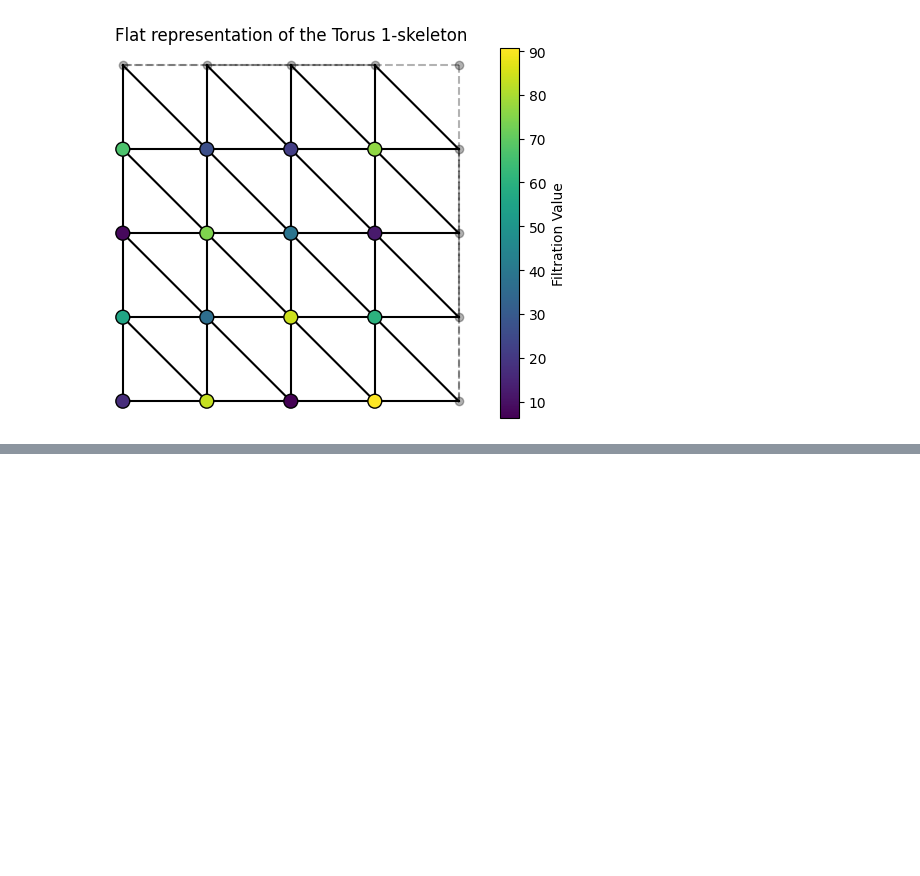
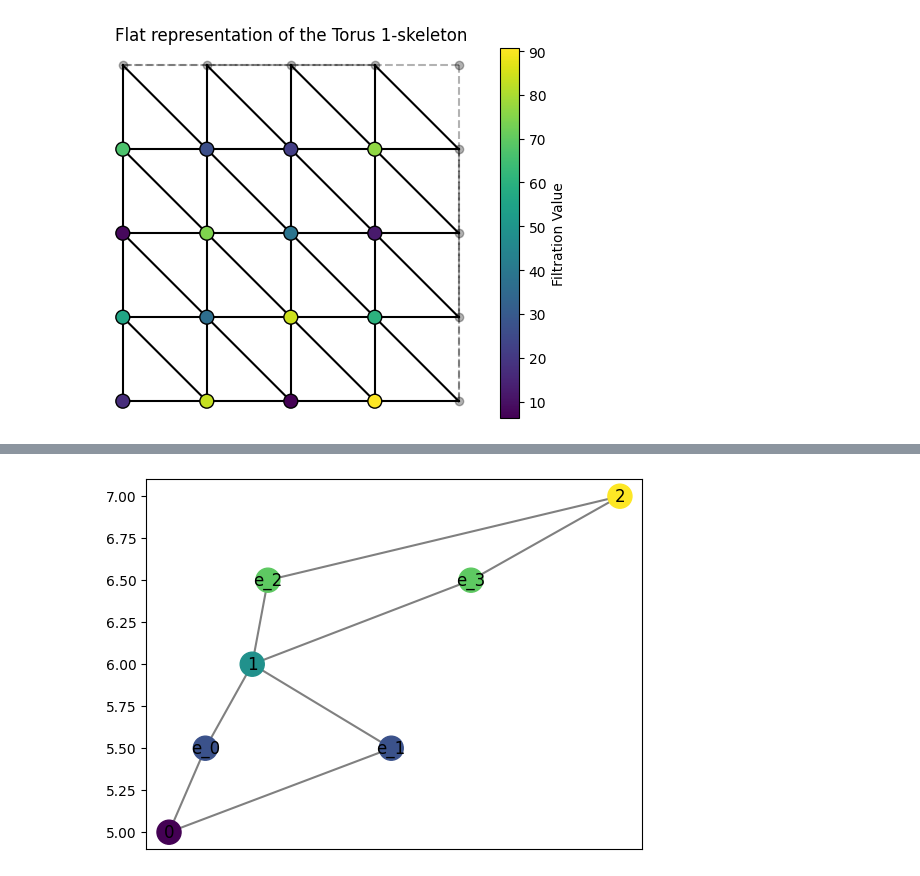
Before and after one commit to MunchLab/ceREEBerus, a Jupyter notebook: doc_source/notebooks/compute_reeb.ipynb, the cells around one changed output, grey strips where cells are left out. Saved outputs shown, nothing was run; the diff lists cells and outputs as text; code cells hidden in the pictures; blank space fills up the shorter version.

```diff
--- a/doc_source/notebooks/compute_reeb.ipynb
+++ b/doc_source/notebooks/compute_reeb.ipynb
@@ -48,0 +56,16 @@ R.draw(cpx = 2)
+# %%
+K = LowerStar()
+K.insert([0,1])
+K.insert([0,2])
+K.insert([1,2])
+K.insert([1,3])
+K.insert([2,3])
+K.assign_filtration([0], 5.0)
+K.assign_filtration([1], 6.0)
+K.assign_filtration([2], 6.0)
+K.assign_filtration([3], 7)
+# %%
+R = computeReeb(K)
+R.draw()
+# %% [output]
+[figure, added]
```
Also changed, not shown: parts of 5 cells of this notebook, 3 other files.
